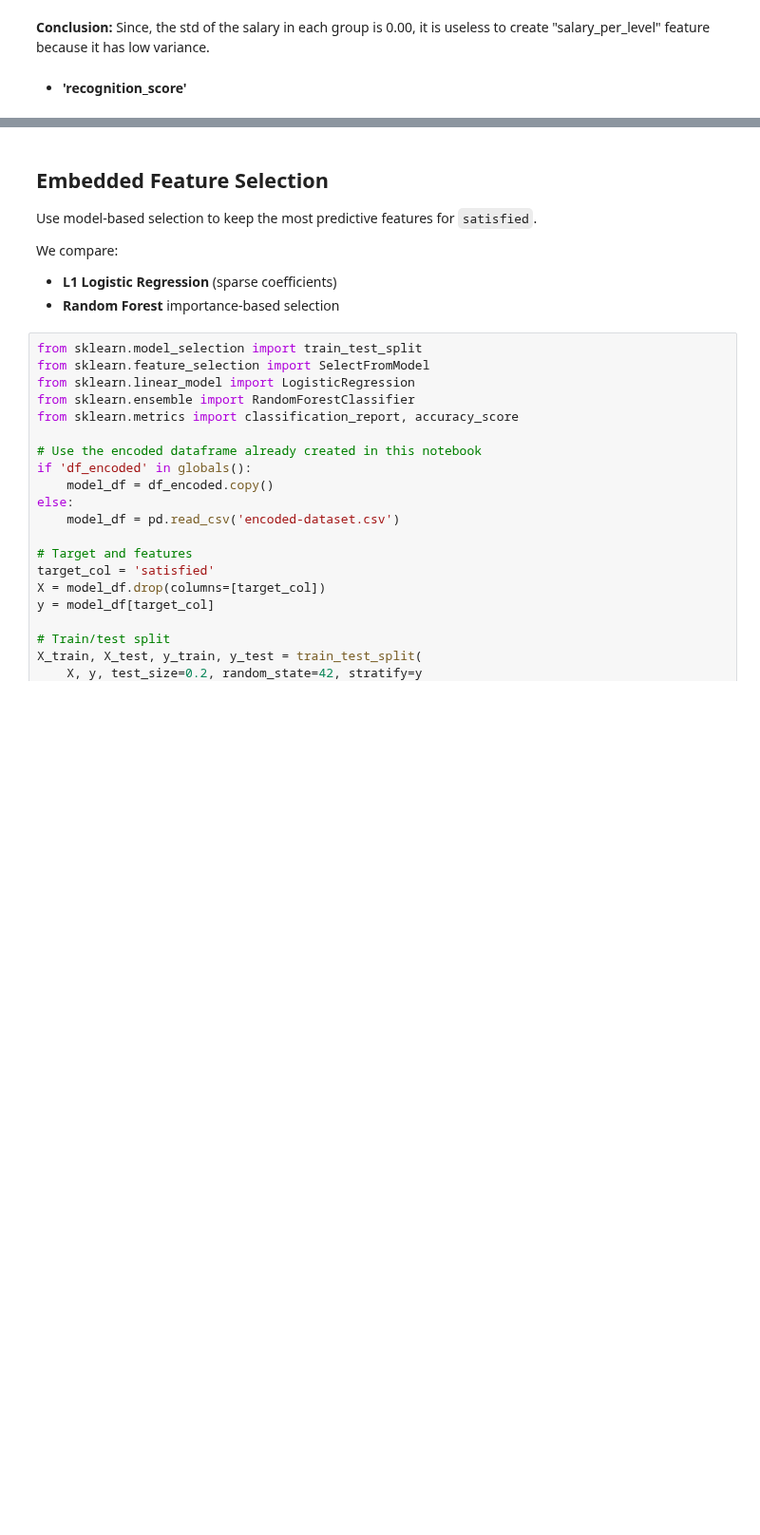
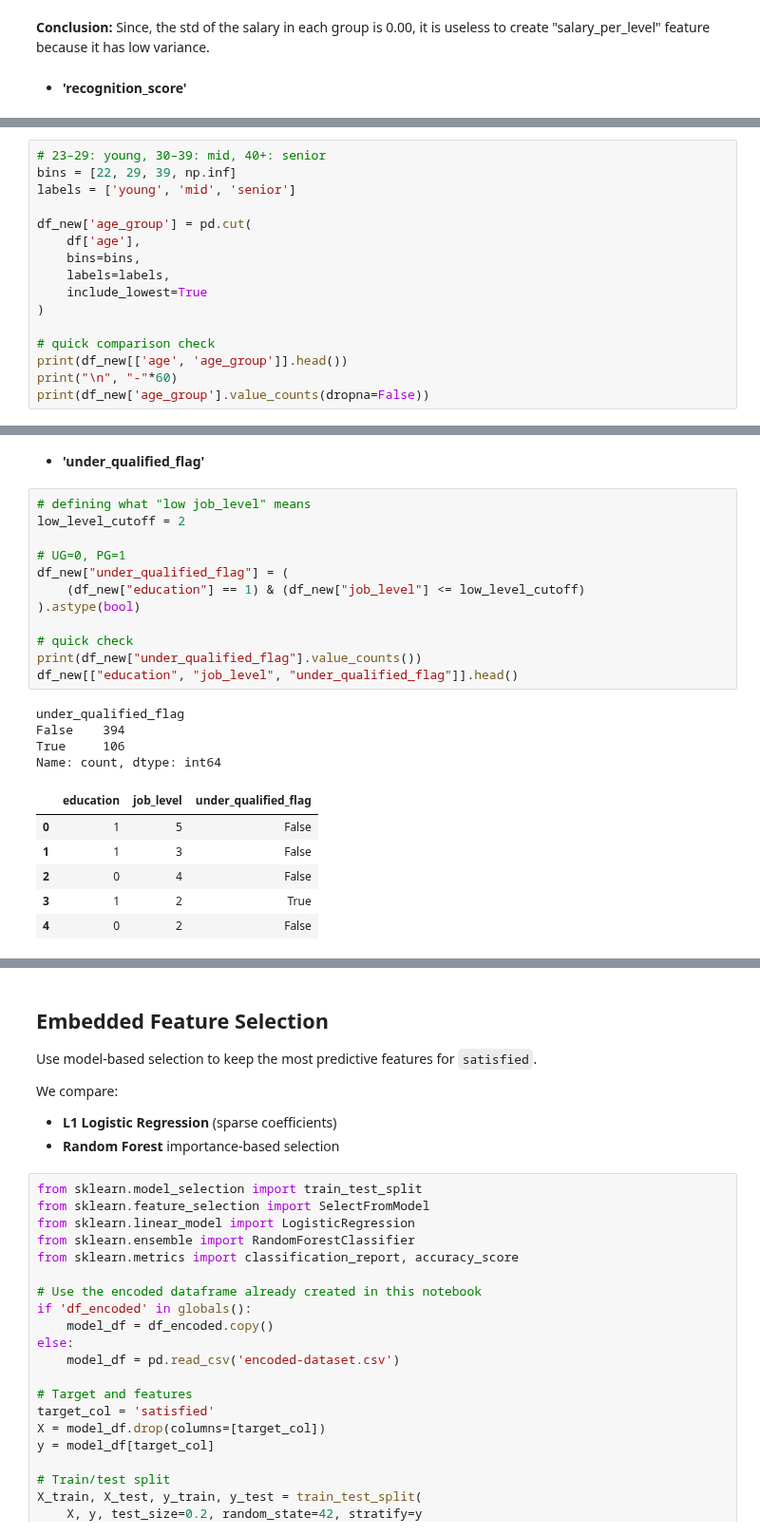
Before and after one commit to JustLazy-Forever/Predicting-Job-Satisfaction, a Jupyter notebook: Job Satisfaction_Data_Wrangling.ipynb, the cells around one changed output, grey strips where cells are left out. Shown at 95% size. Saved outputs shown, nothing was run; the diff lists cells and outputs as text; blank space fills up the shorter version.

```diff
--- a/Job Satisfaction_Data_Wrangling.ipynb
+++ b/Job Satisfaction_Data_Wrangling.ipynb
@@ -1109,0 +1133,16 @@ df_new.head()
+# %%
+# 23–29: young, 30–39: mid, 40+: senior
+bins = [22, 29, 39, np.inf]
+labels = ['young', 'mid', 'senior']
+
+df_new['age_group'] = pd.cut(
+    df['age'],
+    bins=bins,
+    labels=labels,
+    include_lowest=True
+)
+
+# quick comparison check
+print(df_new[['age', 'age_group']].head())
+print("\n", "-"*60)
+print(df_new['age_group'].value_counts(dropna=False))
@@ -1109,0 +1163,25 @@ df_new.head()
+# %% [markdown]
+* **'under_qualified_flag'**
+# %%
+# defining what "low job_level" means
+low_level_cutoff = 2
+
+# UG=0, PG=1
+df_new["under_qualified_flag"] = (
+    (df_new["education"] == 1) & (df_new["job_level"] <= low_level_cutoff)
+).astype(bool)
+
+# quick check
+print(df_new["under_qualified_flag"].value_counts())
+df_new[["education", "job_level", "under_qualified_flag"]].head()
+# %% [output]
+under_qualified_flag
+False    394
+True     106
+Name: count, dtype: int64
+|  | education | job_level | under_qualified_flag |
+| 0 | 1 | 5 | False |
+| 1 | 1 | 3 | False |
+| 2 | 0 | 4 | False |
+| 3 | 1 | 2 | True |
+| 4 | 0 | 2 | False |
```
Also changed, not shown: parts of 15 cells of this notebook.
